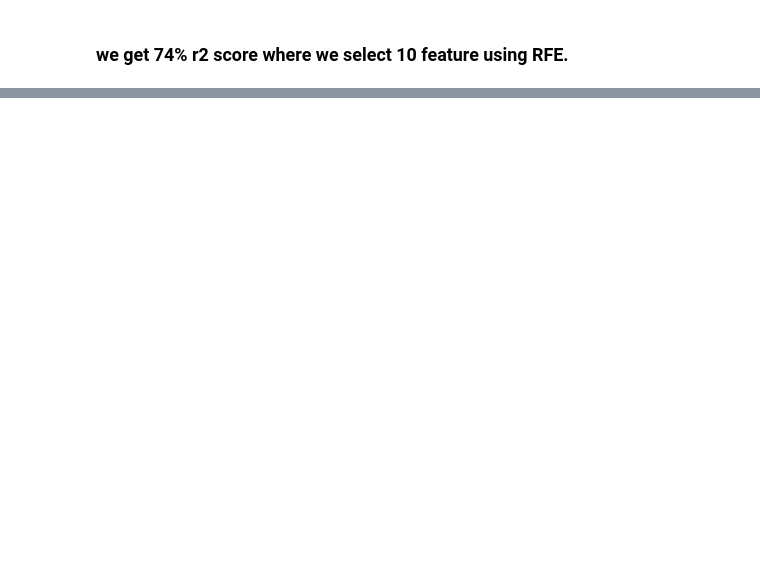
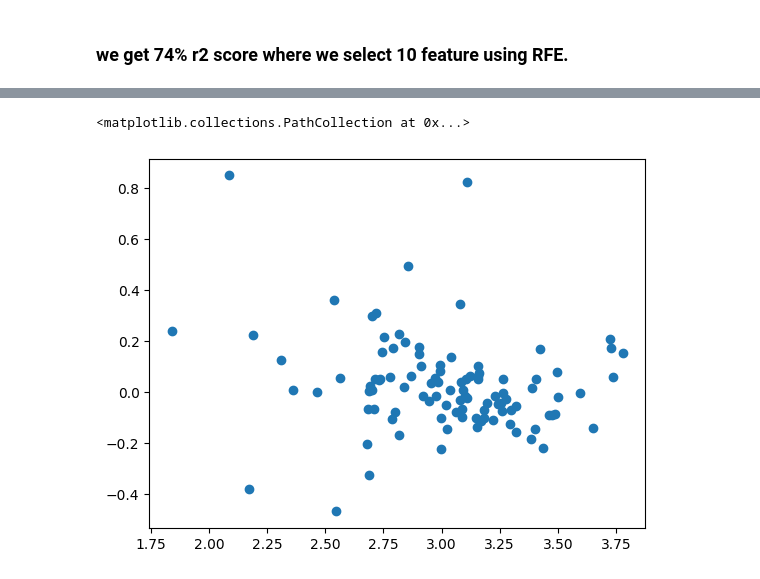
Before and after one commit to Tarun-nagpal07/ML, a Jupyter notebook: Boston_ML.ipynb, the cells around one changed output, grey strips where cells are left out. Cells and saved outputs as stored; diff of their text form; code cells hidden in the pictures; blank space fills up the shorter version.

```diff
--- a/Boston_ML.ipynb
+++ b/Boston_ML.ipynb
@@ -503,0 +482,5 @@ plt.hist(errors)
+# %%
+plt.scatter(y_pred,errors)
+# %% [output]
+<matplotlib.collections.PathCollection at 0x...>
+[figure, added]
```
Also changed, not shown: parts of 21 cells of this notebook.
